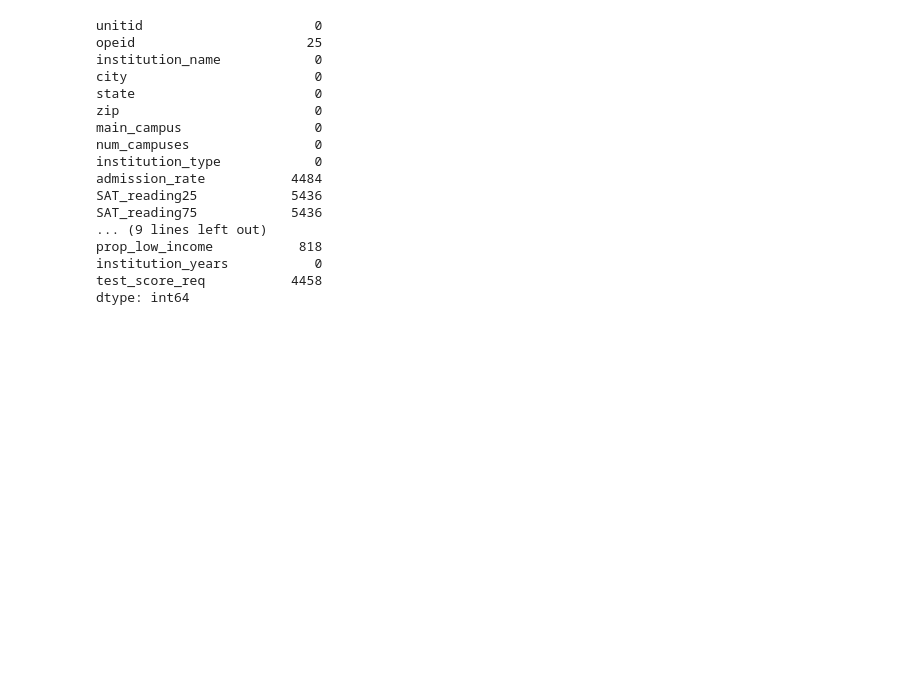
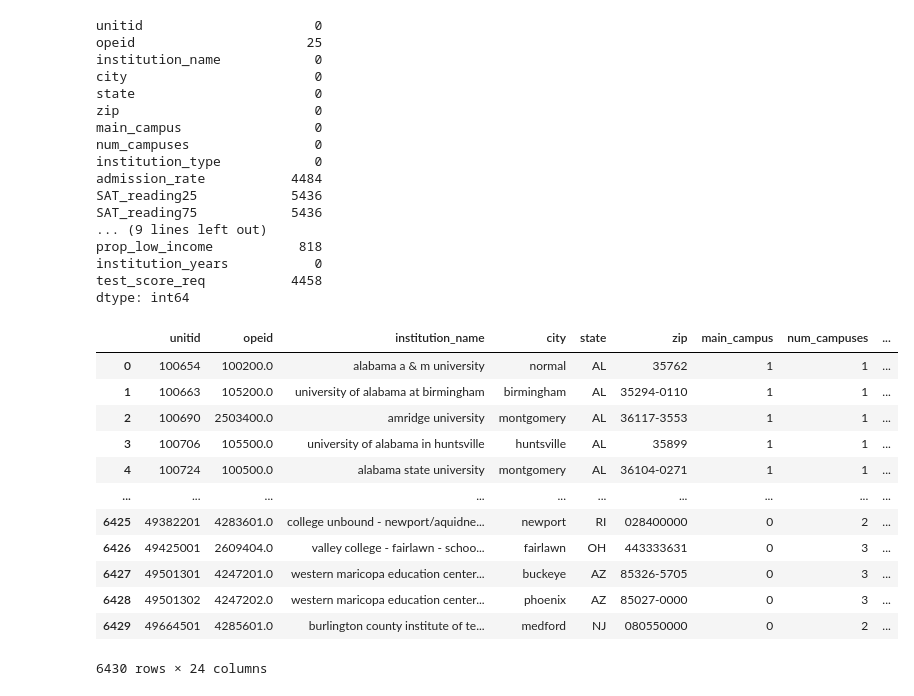
Before and after one commit to brandonkiang/Cheung_Kiang, a Jupyter notebook: Cleaned_College_data/scorecard_cleaning.ipynb, the cells around one changed output. Drawn from its saved outputs; the diff is of its cells as text; code cells hidden in the pictures; blank space fills up the shorter version.

Commit message:
Updated cleaned college csv

```diff
--- a/Cleaned_College_data/scorecard_cleaning.ipynb
+++ b/Cleaned_College_data/scorecard_cleaning.ipynb
@@ -141,5 +141,23 @@ prop_low_income           818
 institution_years           0
 test_score_req           4458
 dtype: int64
+# %%
+df['institution_name'] = df['institution_name'].str.lower()
+df['city'] = df['city'].str.lower()
+df
+# %% [output]
+|  | unitid | opeid | institution_name | city | state | zip | main_campus | num_campuses | ... |
+| 0 | 100654 | 100200.0 | alabama a & m university | normal | AL | 35762 | 1 | 1 | ... |
+| 1 | 100663 | 105200.0 | university of alabama at birmingham | birmingham | AL | 35294-0110 | 1 | 1 | ... |
+| 2 | 100690 | 2503400.0 | amridge university | montgomery | AL | 36117-3553 | 1 | 1 | ... |
+| 3 | 100706 | 105500.0 | university of alabama in huntsville | huntsville | AL | 35899 | 1 | 1 | ... |
+| 4 | 100724 | 100500.0 | alabama state university | montgomery | AL | 36104-0271 | 1 | 1 | ... |
+| ... | ... | ... | ... | ... | ... | ... | ... | ... | ... |
+| 6425 | 49382201 | 4283601.0 | college unbound - newport/aquidne... | newport | RI | 028400000 | 0 | 2 | ... |
+| 6426 | 49425001 | 2609404.0 | valley college - fairlawn - schoo... | fairlawn | OH | 443333631 | 0 | 3 | ... |
+| 6427 | 49501301 | 4247201.0 | western maricopa education center... | buckeye | AZ | 85326-5705 | 0 | 3 | ... |
+| 6428 | 49501302 | 4247202.0 | western maricopa education center... | phoenix | AZ | 85027-0000 | 0 | 3 | ... |
+| 6429 | 49664501 | 4285601.0 | burlington county institute of te... | medford | NJ | 080550000 | 0 | 2 | ... |
+6430 rows × 24 columns
 # %%
 df.to_csv('2023-24_cleaned_admissions_data.csv')
```
Also changed, not shown: 3 other files.
